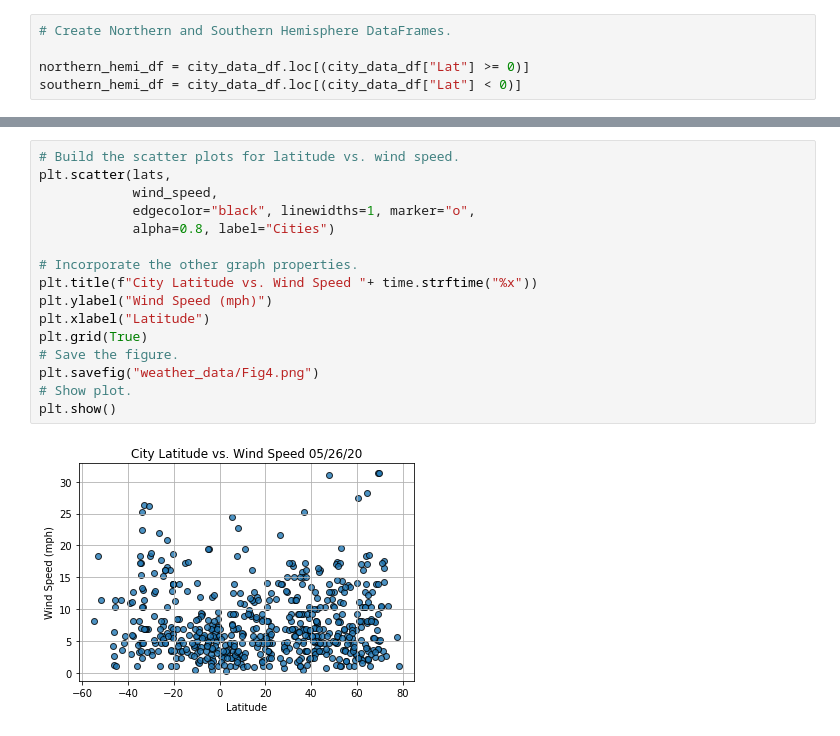
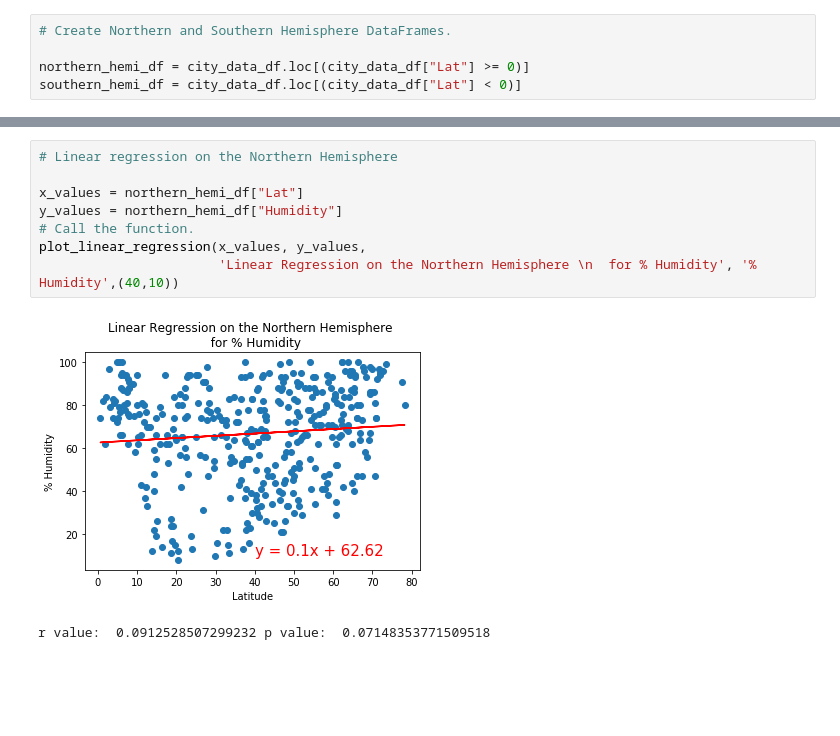
Before and after one commit to jburs/World_Weather_Analysis, a Jupyter notebook: WeatherPy.ipynb, the cells around one changed output, grey strips where cells are left out. Saved outputs shown, nothing was run; the diff lists cells and outputs as text; blank space fills up the shorter version.

```diff
--- a/WeatherPy.ipynb
+++ b/WeatherPy.ipynb
@@ -323,18 +326,11 @@ plot_linear_regression(x_values, y_values,
-# %%
-# Build the scatter plots for latitude vs. wind speed.
-plt.scatter(lats,
-            wind_speed,
-            edgecolor="black", linewidths=1, marker="o",
-            alpha=0.8, label="Cities")
-
-# Incorporate the other graph properties.
-plt.title(f"City Latitude vs. Wind Speed "+ time.strftime("%x"))
-plt.ylabel("Wind Speed (mph)")
-plt.xlabel("Latitude")
-plt.grid(True)
-# Save the figure.
-plt.savefig("weather_data/Fig4.png")
-# Show plot.
-plt.show()
-# %% [output]
-[figure, removed]
+# %%
+# Linear regression on the Northern Hemisphere
+
+x_values = northern_hemi_df["Lat"]
+y_values = northern_hemi_df["Humidity"]
+# Call the function.
+plot_linear_regression(x_values, y_values,
+                       'Linear Regression on the Northern Hemisphere \n  for % Humidity', '% Humidity',(40,10))
+# %% [output]
+[figure, added]
+r value:  0.0912528507299232 p value:  0.07148353771509518
```
Also changed, not shown: parts of 18 cells of this notebook, 7 other files.
